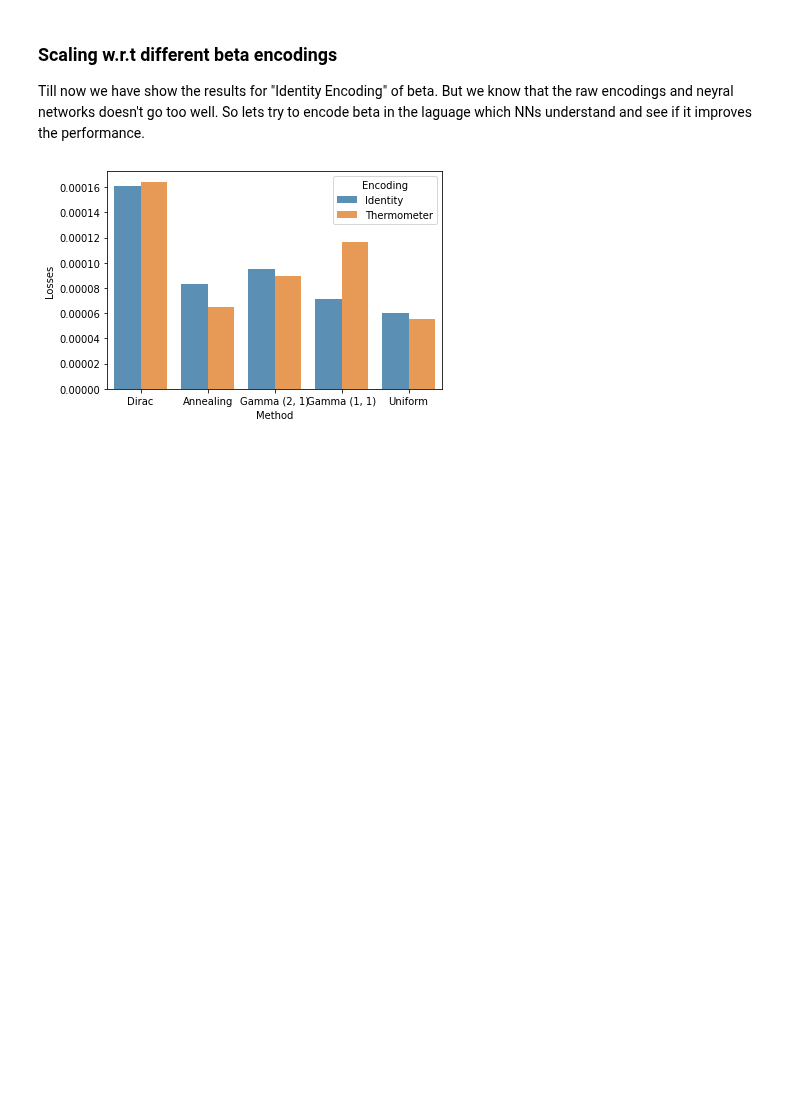
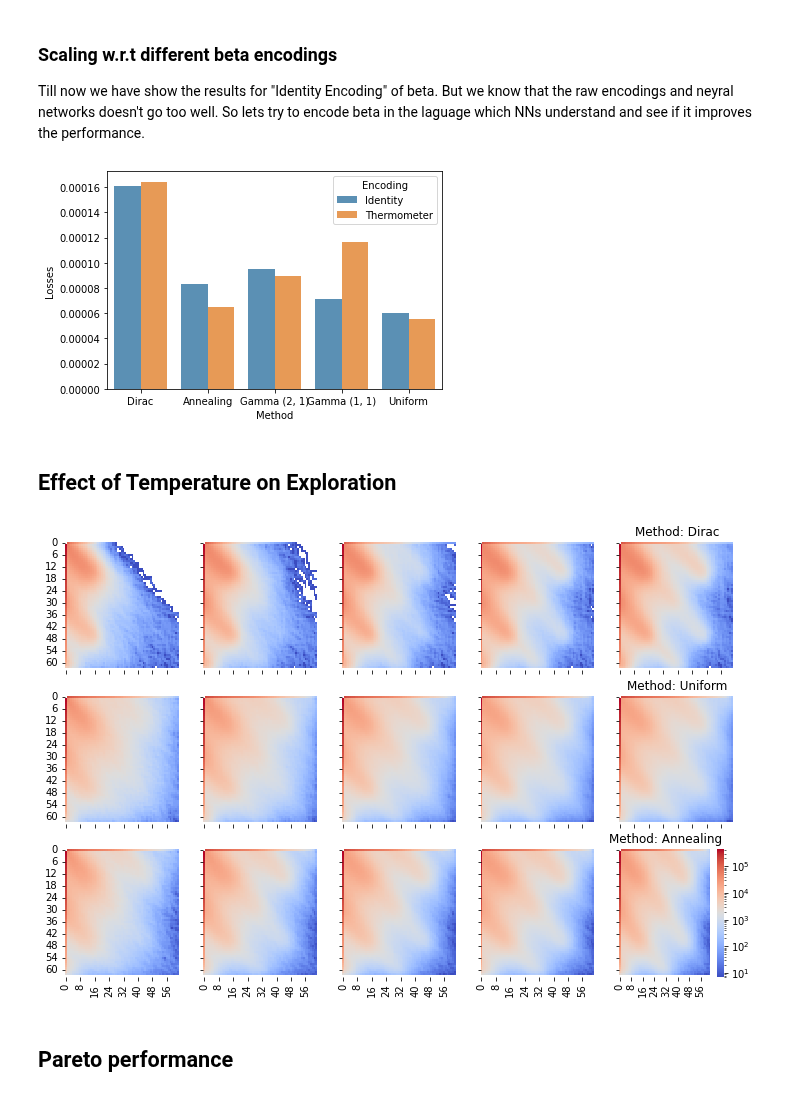
Before and after one commit to recursionpharma/gflownet, a Jupyter notebook: gflownet/examples/results.ipynb, the cells around one changed output. Drawn from its saved outputs; the diff is of its cells as text; code cells hidden in the pictures; blank space fills up the shorter version.

```diff
--- a/gflownet/examples/results.ipynb
+++ b/gflownet/examples/results.ipynb
@@ -358,3 +370,34 @@ sns.barplot(x="Method", y="Losses", hue="Encoding", data=new_df, alpha=0.8)
 pp.savefig("scaling_plots_dims_{}_{}_abs.png".format(horizon, my_encoding))
 # %% [output]
 [figure]
+# %% [markdown]
+## Effect of Temperature on Exploration
+# %%
+from matplotlib.colors import LogNorm, Normalize
+
+methods = ["dirac/beta_16/","uniform", "annealing" ]
+labels = ["Dirac", "Uniform", "Annealing" ]
+horizons = ["64"]
+rewards = [3]
+checkpoints = [1000, 2000, 3000, 4000, 5000]
+f, ax = pp.subplots(3, 5,figsize=(12,8), sharex=True, sharey=True)
+for idx, method in enumerate(methods):
+    for hor in horizons:
+        for rew in rewards:
+
+            for i, check in enumerate(checkpoints):
+                file_path = os.getcwd() + f'/gridworld_results/results_final/{method}/rewards_{rew}d/horizon_{hor}/exploration_{check}.npy'
+                exploration = np.load(file_path)
+                pp.sca(ax[idx, i])
+                if idx == len(methods) - 1 and i == len(checkpoints) -1:
+                    cbar = True
+                else:
+                    cbar=False
+                sns.heatmap(exploration, cbar=cbar, norm=LogNorm(), cmap="coolwarm")
+#                 vmin=exploration.min(), vmax=exploration.max()
+                # print(exploration.max(), exploration.min())
+            pp.title(f"Method: {labels[idx]}")
+# %% [output]
+[figure, added]
+# %% [markdown]
+## Pareto performance
```
Also changed, not shown: parts of 11 cells of this notebook, 1 other file.
